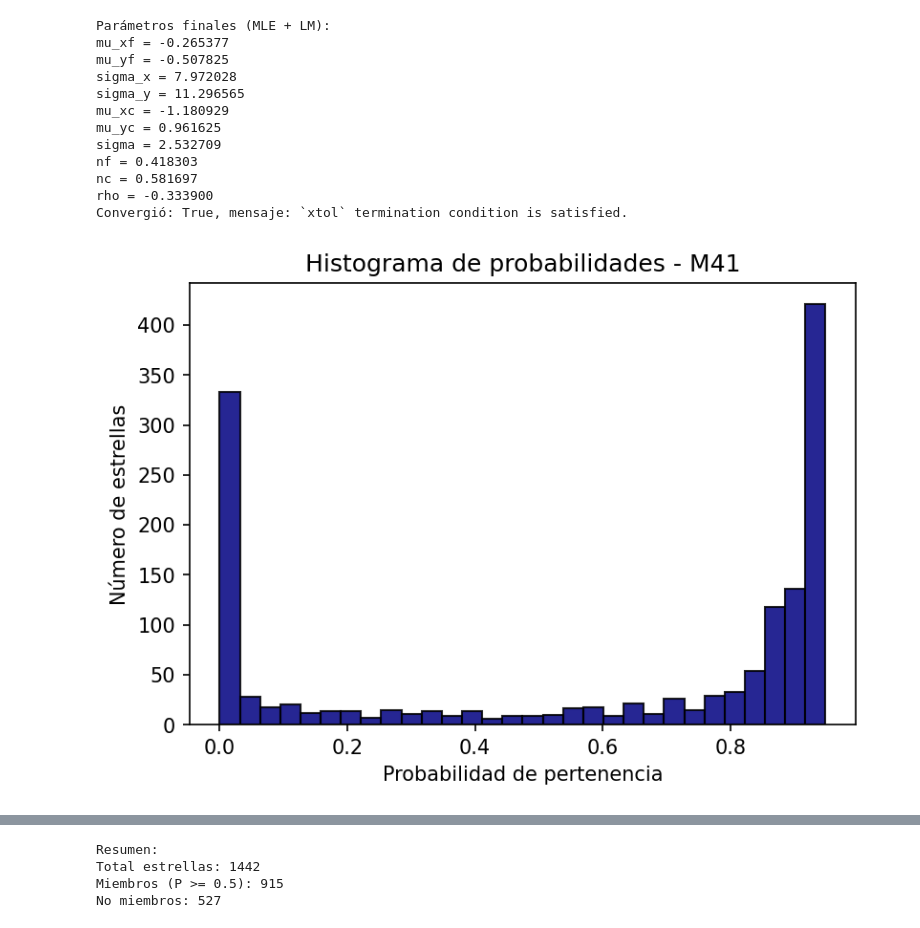
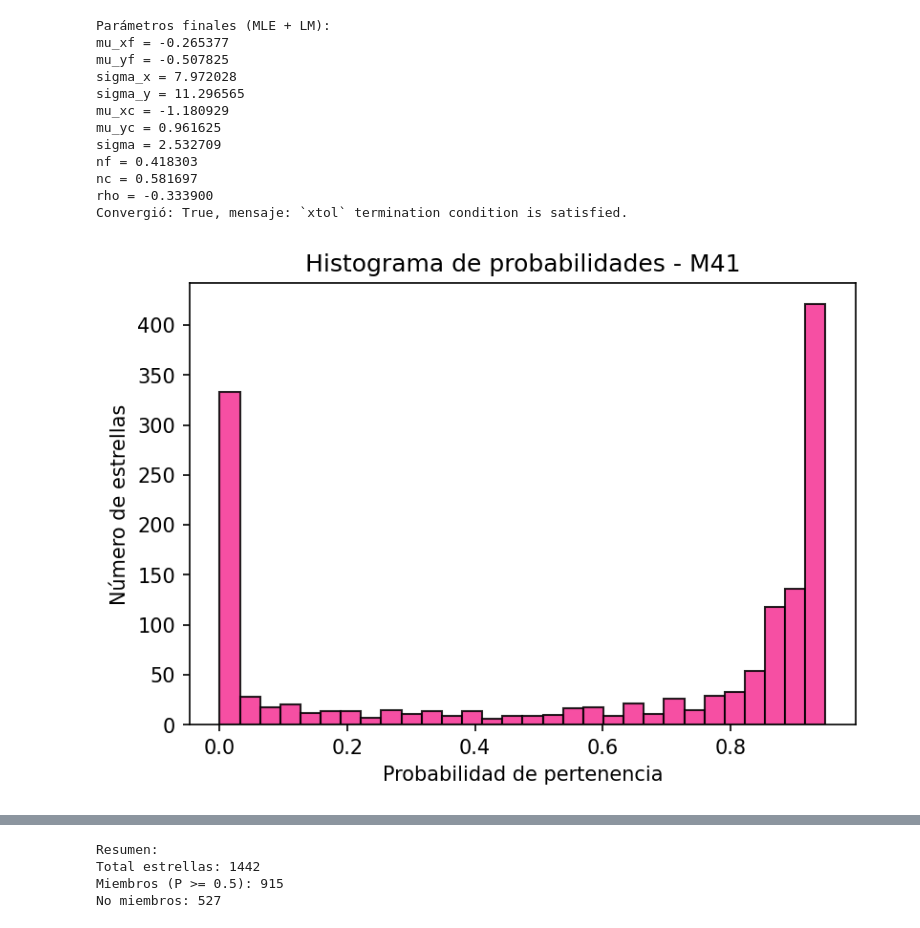
Before and after one commit to lenisve99/M41_Lab2, a Jupyter notebook: Lab2_clean.ipynb, the cells around one changed output, grey strips where cells are left out. Cells and saved outputs as stored; diff of their text form; code cells hidden in the pictures.

```diff
--- a/Lab2_clean.ipynb
+++ b/Lab2_clean.ipynb
@@ -345,15 +345,15 @@ df["is_member"] = df["P_member"] >= 0.5
 # %%
 # =========================================================
 # 6) HISTOGRAMA DE PROBABILIDADES
 # =========================================================
 plt.figure(figsize=(6,4), dpi=150)
-plt.hist(df["P_member"], bins=30, color="navy", edgecolor="black", alpha=0.85)
+plt.hist(df["P_member"], bins=30, color="#F53093", edgecolor="black", alpha=0.85)
 plt.xlabel("Probabilidad de pertenencia")
 plt.ylabel("Número de estrellas")
 plt.title("Histograma de probabilidades - M41")
 plt.show()
 # %% [output]
-[figure, old version]
+[figure, new version]
 # %%
 # =========================================================
 # 7) CMD
```
Also changed, not shown: parts of 2 cells of this notebook.
